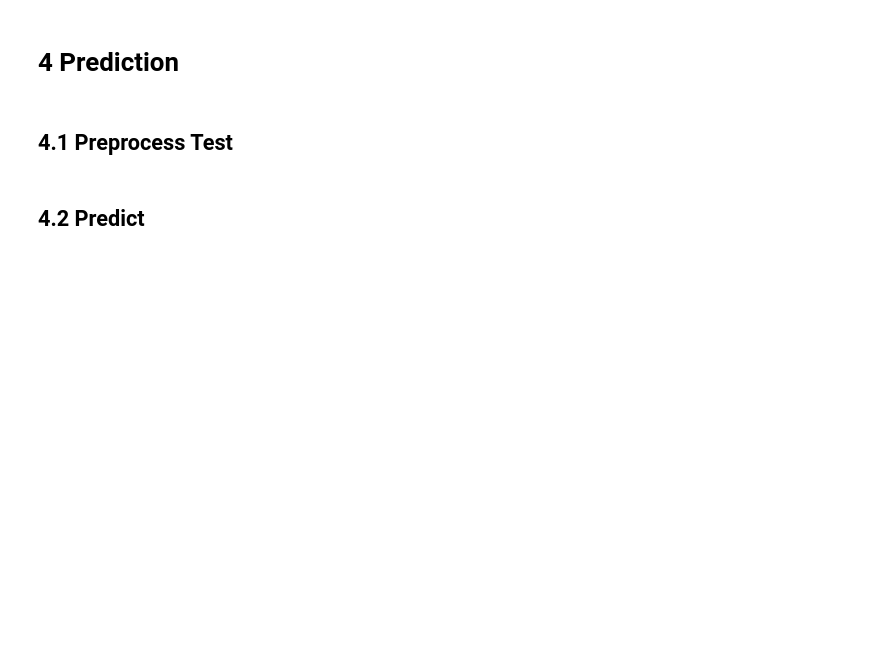
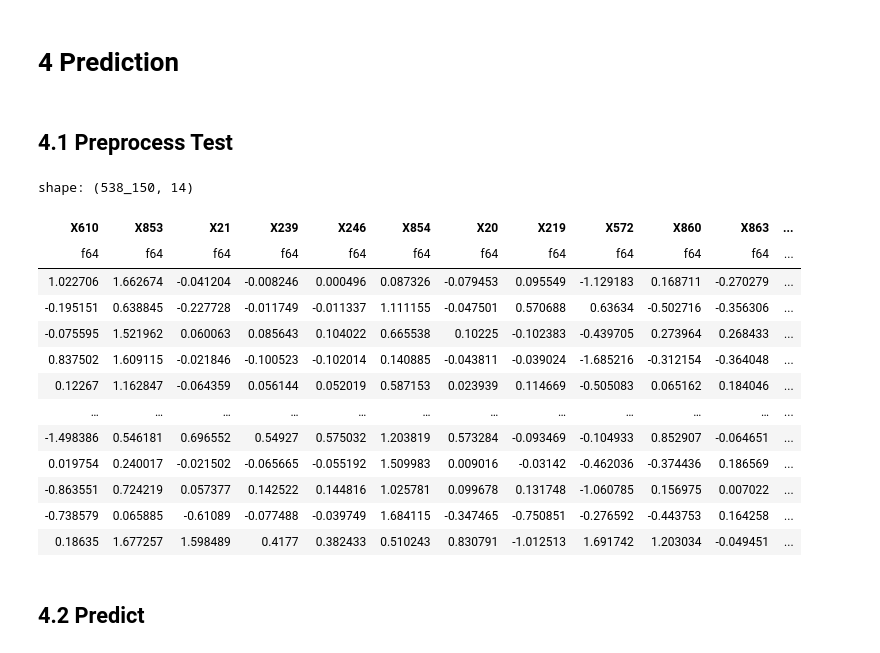
Before and after one commit to ryantjx/kaggle, a Jupyter notebook: drw-cryptomarketprediction2025/kaggle/main-submission.ipynb, the cells around one changed output. Cells and saved outputs as stored; diff of their text form; code cells hidden in the pictures; blank space fills up the shorter version.

```diff
--- a/drw-cryptomarketprediction2025/kaggle/main-submission.ipynb
+++ b/drw-cryptomarketprediction2025/kaggle/main-submission.ipynb
@@ -64,9 +156,25 @@ model.fit(X_train_np, y_train_np)
 # %%
 test = pl.read_parquet("/kaggle/input/drw-crypto-market-prediction/test.parquet")
 test = test.with_row_index("ID", offset=1)
+test = add_features(test)
 
 X_test = test.select(features)
 X_test
+# %% [output]
+shape: (538_150, 14)
+| X610 | X853 | X21 | X239 | X246 | X854 | X20 | X219 | X572 | X860 | X863 | ... |
+| f64 | f64 | f64 | f64 | f64 | f64 | f64 | f64 | f64 | f64 | f64 | ... |
+| 1.022706 | 1.662674 | -0.041204 | -0.008246 | 0.000496 | 0.087326 | -0.079453 | 0.095549 | -1.129183 | 0.168711 | -0.270279 | ... |
+| -0.195151 | 0.638845 | -0.227728 | -0.011749 | -0.011337 | 1.111155 | -0.047501 | 0.570688 | 0.63634 | -0.502716 | -0.356306 | ... |
+| -0.075595 | 1.521962 | 0.060063 | 0.085643 | 0.104022 | 0.665538 | 0.10225 | -0.102383 | -0.439705 | 0.273964 | 0.268433 | ... |
+| 0.837502 | 1.609115 | -0.021846 | -0.100523 | -0.102014 | 0.140885 | -0.043811 | -0.039024 | -1.685216 | -0.312154 | -0.364048 | ... |
+| 0.12267 | 1.162847 | -0.064359 | 0.056144 | 0.052019 | 0.587153 | 0.023939 | 0.114669 | -0.505083 | 0.065162 | 0.184046 | ... |
+| … | … | … | … | … | … | … | … | … | … | … | ... |
+| -1.498386 | 0.546181 | 0.696552 | 0.54927 | 0.575032 | 1.203819 | 0.573284 | -0.093469 | -0.104933 | 0.852907 | -0.064651 | ... |
+| 0.019754 | 0.240017 | -0.021502 | -0.065665 | -0.055192 | 1.509983 | 0.009016 | -0.03142 | -0.462036 | -0.374436 | 0.186569 | ... |
+| -0.863551 | 0.724219 | 0.057377 | 0.142522 | 0.144816 | 1.025781 | 0.099678 | 0.131748 | -1.060785 | 0.156975 | 0.007022 | ... |
+| -0.738579 | 0.065885 | -0.61089 | -0.077488 | -0.039749 | 1.684115 | -0.347465 | -0.750851 | -0.276592 | -0.443753 | 0.164258 | ... |
+| 0.18635 | 1.677257 | 1.598489 | 0.4177 | 0.382433 | 0.510243 | 0.830791 | -1.012513 | 1.691742 | 1.203034 | -0.049451 | ... |
 # %% [markdown]
 ## 4.2 Predict
 # %%
```
Also changed, not shown: parts of 7 cells of this notebook.
